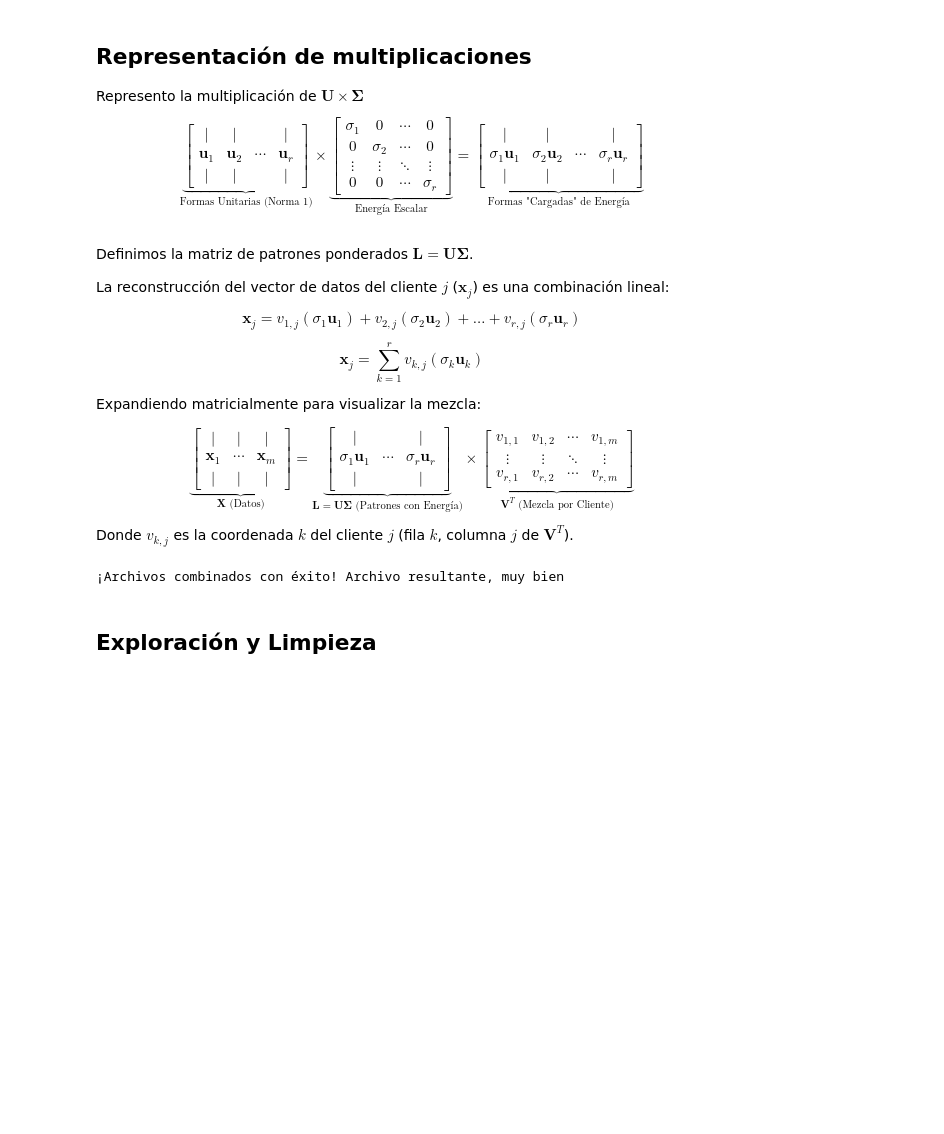
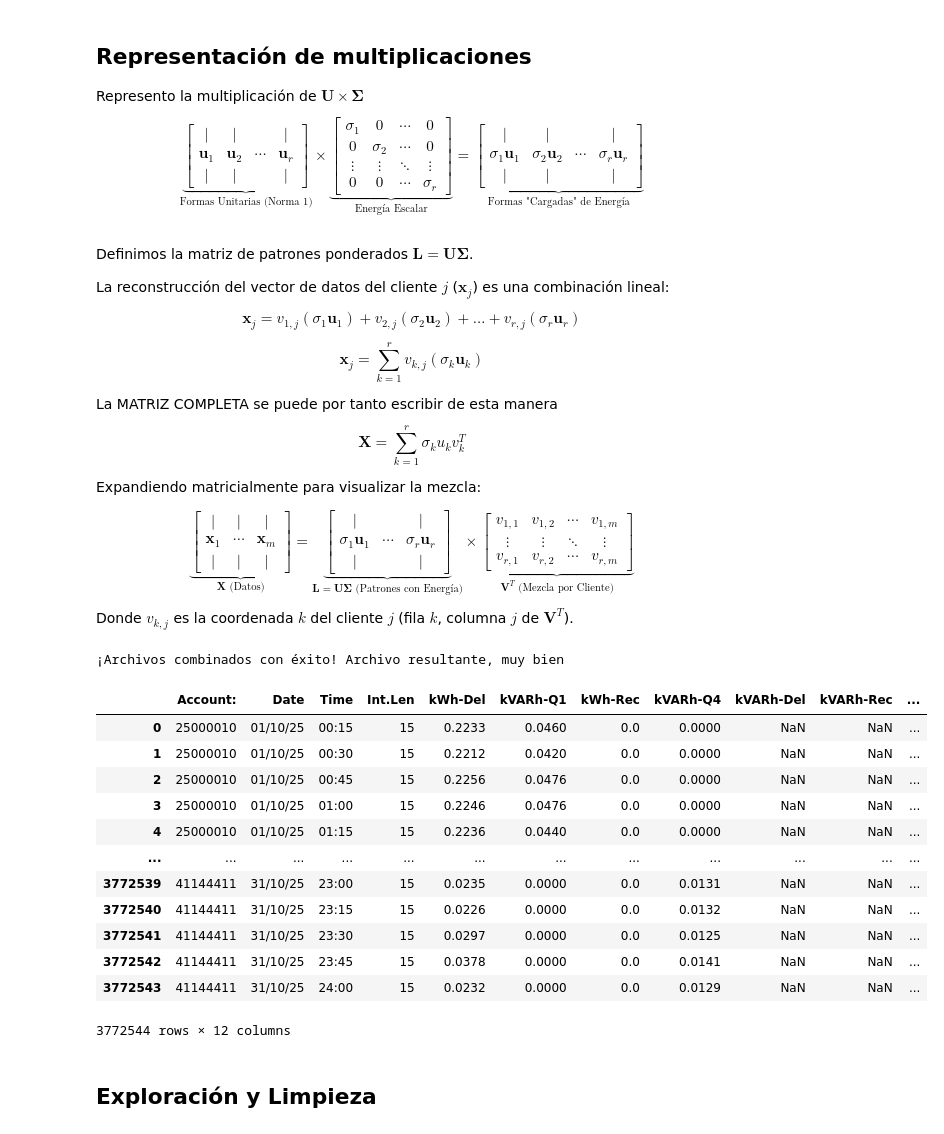
Before and after one commit to Jossimmar/DataDrivenAplications-ElectricMeter, a Jupyter notebook: notebooks/SVD_ElectricMeters.ipynb, the cells around one changed output. Cells and saved outputs as stored; diff of their text form; code cells hidden in the pictures; blank space fills up the shorter version.

```diff
--- a/notebooks/SVD_ElectricMeters.ipynb
+++ b/notebooks/SVD_ElectricMeters.ipynb
@@ -79,6 +79,17 @@ $$\mathbf{x}_j = v_{1,j} (\sigma_1 \mathbf{u}_1) + v_{2,j} (\sigma_2 \mathbf{u}_
 $$
 \mathbf{x}_j = \sum_{k=1}^{r} v_{k,j} (\sigma_k \mathbf{u}_k)
 $$
+
+La MATRIZ COMPLETA se puede por tanto escribir de esta manera
+$$
+\mathbf{X}=\sum_{k=1}^{r} \sigma_k u_k v^T_k
+$$
+
+
+
+
+
+
 
 Expandiendo matricialmente para visualizar la mezcla:
 
@@ -158,6 +169,22 @@ print("¡Archivos combinados con éxito! Archivo resultante, muy bien ")
 # Duda aqui parece que concatena listas no DFs ....
 # %% [output]
 ¡Archivos combinados con éxito! Archivo resultante, muy bien
+# %%
+c_df
+# %% [output]
+|  | Account: | Date | Time | Int.Len | kWh-Del | kVARh-Q1 | kWh-Rec | kVARh-Q4 | kVARh-Del | kVARh-Rec | ... |
+| 0 | 25000010 | 01/10/25 | 00:15 | 15 | 0.2233 | 0.0460 | 0.0 | 0.0000 | NaN | NaN | ... |
+| 1 | 25000010 | 01/10/25 | 00:30 | 15 | 0.2212 | 0.0420 | 0.0 | 0.0000 | NaN | NaN | ... |
+| 2 | 25000010 | 01/10/25 | 00:45 | 15 | 0.2256 | 0.0476 | 0.0 | 0.0000 | NaN | NaN | ... |
+| 3 | 25000010 | 01/10/25 | 01:00 | 15 | 0.2246 | 0.0476 | 0.0 | 0.0000 | NaN | NaN | ... |
+| 4 | 25000010 | 01/10/25 | 01:15 | 15 | 0.2236 | 0.0440 | 0.0 | 0.0000 | NaN | NaN | ... |
+| ... | ... | ... | ... | ... | ... | ... | ... | ... | ... | ... | ... |
+| 3772539 | 41144411 | 31/10/25 | 23:00 | 15 | 0.0235 | 0.0000 | 0.0 | 0.0131 | NaN | NaN | ... |
+| 3772540 | 41144411 | 31/10/25 | 23:15 | 15 | 0.0226 | 0.0000 | 0.0 | 0.0132 | NaN | NaN | ... |
+| 3772541 | 41144411 | 31/10/25 | 23:30 | 15 | 0.0297 | 0.0000 | 0.0 | 0.0125 | NaN | NaN | ... |
+| 3772542 | 41144411 | 31/10/25 | 23:45 | 15 | 0.0378 | 0.0000 | 0.0 | 0.0141 | NaN | NaN | ... |
+| 3772543 | 41144411 | 31/10/25 | 24:00 | 15 | 0.0232 | 0.0000 | 0.0 | 0.0129 | NaN | NaN | ... |
+3772544 rows × 12 columns
 # %% [markdown]
 ## Exploración y Limpieza
 # %%
```
Also changed, not shown: parts of 9 cells of this notebook.
